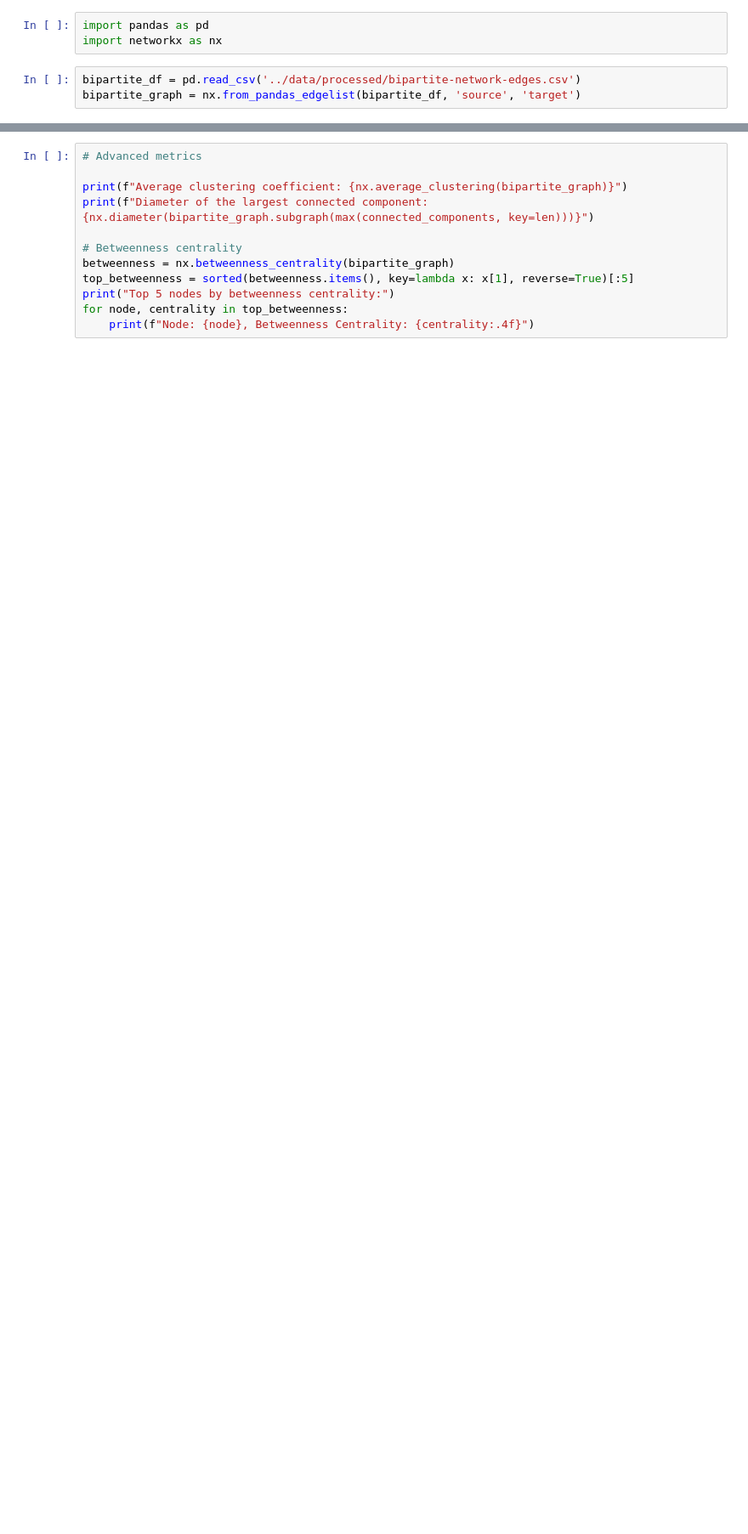
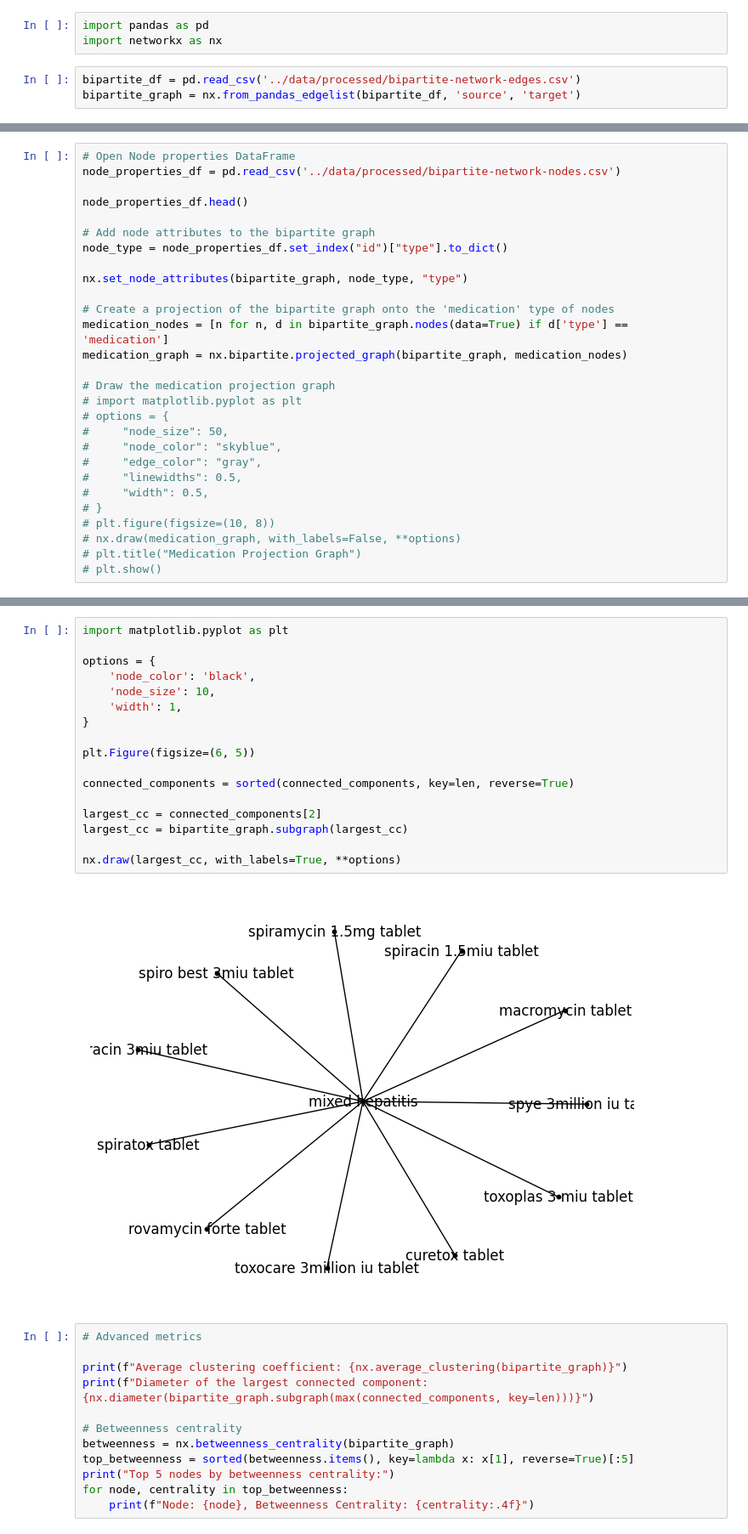
Before and after one commit to MylenaRoberta/medications-and-side-effects-networks, a Jupyter notebook: notebooks/03_initial-network-analysis.ipynb, the cells around one changed output, grey strips where cells are left out. Shown at 85% size. Drawn from its saved outputs; the diff is of its cells as text; blank space fills up the shorter version.

```diff
--- a/notebooks/03_initial-network-analysis.ipynb
+++ b/notebooks/03_initial-network-analysis.ipynb
@@ -37,0 +97,28 @@ Top 5 nodes by degree: [145675, 128702, 93113, 92904, 68533]
+# %%
+# Open Node properties DataFrame
+node_properties_df = pd.read_csv('../data/processed/bipartite-network-nodes.csv')
+
+node_properties_df.head()
+
+# Add node attributes to the bipartite graph
+node_type = node_properties_df.set_index("id")["type"].to_dict()
+
+nx.set_node_attributes(bipartite_graph, node_type, "type")
+
+# Create a projection of the bipartite graph onto the 'medication' type of nodes
+medication_nodes = [n for n, d in bipartite_graph.nodes(data=True) if d['type'] == 'medication']
+medication_graph = nx.bipartite.projected_graph(bipartite_graph, medication_nodes)
+
+# Draw the medication projection graph
+# import matplotlib.pyplot as plt
+# options = {
+#     "node_size": 50,
+#     "node_color": "skyblue",
+#     "edge_color": "gray",
+#     "linewidths": 0.5,
+#     "width": 0.5,
+# }
+# plt.figure(figsize=(10, 8))
+# nx.draw(medication_graph, with_labels=False, **options)
+# plt.title("Medication Projection Graph")
+# plt.show()
@@ -38,3 +127,22 @@ Top 5 nodes by degree: [145675, 128702, 93113, 92904, 68533]
+# %%
+import matplotlib.pyplot as plt
+
+options = {
+    'node_color': 'black',
+    'node_size': 10,
+    'width': 1,
+}
+
+plt.Figure(figsize=(6, 5))
+
+connected_components = sorted(connected_components, key=len, reverse=True)
+
+largest_cc = connected_components[2]
+largest_cc = bipartite_graph.subgraph(largest_cc)
+
+nx.draw(largest_cc, with_labels=True, **options)
+# %% [output]
+[figure, added]
 # %%
 # Advanced metrics
 
```
Also changed, not shown: parts of 6 cells of this notebook.
